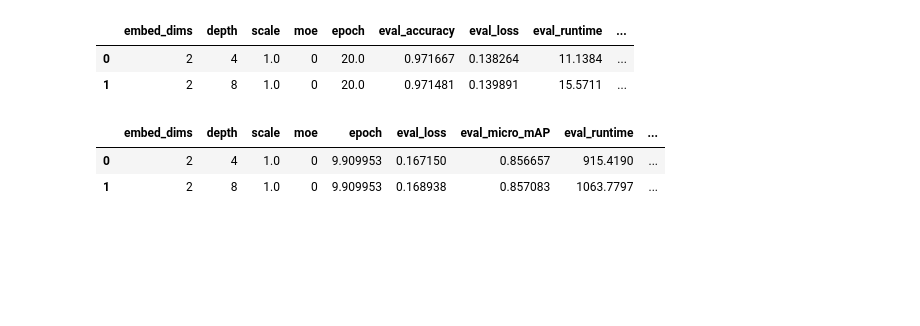
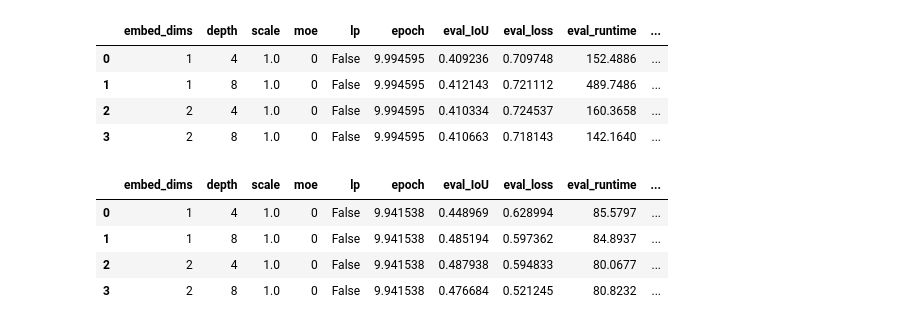
Before and after one commit to uiuctml/GeospatialFM, a Jupyter notebook: collect_results.ipynb, the cells around one changed output. Saved outputs shown, nothing was run; the diff lists cells and outputs as text; code cells hidden in the pictures; blank space fills up the shorter version.

```diff
--- a/collect_results.ipynb
+++ b/collect_results.ipynb
@@ -17,5 +24,5 @@ model_name = "LESSVIT"
 # %%
-def collect_results(model_name, dataset, metric_name):
+def collect_results(model_name, dataset, metric_name, filter_key:dict=None):
     dataset_dir = f"{RESULTS_ROOT}/{dataset}"
 
     df_all = []
@@ -26,20 +33,31 @@ def collect_results(model_name, dataset, metric_name):
                 log = json.load(f)
         except:
             continue
+        lp = False
         model_config = dir.split("_")
-        _, embed_dims, depth, _, lr, scale, moe = tuple(model_config)
+        if len(model_config) == 7:
+            _, embed_dims, depth, _, lr, scale, moe = tuple(model_config)
+        elif len(model_config) == 8:
+            _, embed_dims, depth, _, lr, scale, moe, lp = tuple(model_config)
+            if lp == "lp":
+                lp = True
+        else:
+            raise ValueError(f"Invalid model config: {dir}")
         log['embed_dims'] = int(embed_dims.replace("b", ""))
         log['depth'] = int(depth.replace("d", ""))
         log['lr'] = float(lr.replace("lr", ""))
         log['scale'] = float(scale.replace("scale", ""))
         log['moe'] = int(moe.replace("moe", ""))
-        # log['model_name'] = dir
+        log['lp'] = lp
         df_all.append(log)
 
     df_all = pd.DataFrame(df_all)
-
-    df_all_stat = df_all.groupby(['embed_dims', 'depth', 'scale', 'moe']).apply(lambda x: x.loc[x[metric_name].idxmax()])
-    df_all_stat = df_all_stat.drop(columns=['embed_dims', 'depth', 'scale', 'moe'])
-    df_all_stat = df_all_stat.reset_index()
+    if filter_key is not None:
+        for key, value in filter_key.items():
+            df_all = df_all.loc[df_all[key] == value]
+    df_all = df_all.reset_index()
+    df_all_stat = df_all.groupby(['embed_dims', 'depth', 'scale', 'moe', 'lp']).apply(lambda x: x.loc[x[metric_name].idxmax()])
+    df_all_stat = df_all_stat.drop(columns=['embed_dims', 'depth', 'scale', 'moe', 'lp'])
+    df_all_stat = df_all_stat.reset_index().drop(columns=['index'])
     df_all_stat.sort_values(by=[metric_name], ascending=False)
     return df_all, df_all_stat
@@ -46,20 +117,24 @@ def collect_results(model_name, dataset, metric_name):
 # %%
-dataset = 'eurosat'
-metric_name = 'eval_accuracy'
+dataset = 'segmunich'
+metric_name = 'eval_IoU'
 
 df_all, df_all_stat = collect_results(model_name, dataset, metric_name)
 df_all_stat
 # %% [output]
-|  | embed_dims | depth | scale | moe | epoch | eval_accuracy | eval_loss | eval_runtime | ... |
-| 0 | 2 | 4 | 1.0 | 0 | 20.0 | 0.971667 | 0.138264 | 11.1384 | ... |
-| 1 | 2 | 8 | 1.0 | 0 | 20.0 | 0.971481 | 0.139891 | 15.5711 | ... |
+|  | embed_dims | depth | scale | moe | lp | epoch | eval_IoU | eval_loss | eval_runtime | ... |
+| 0 | 1 | 4 | 1.0 | 0 | False | 9.994595 | 0.409236 | 0.709748 | 152.4886 | ... |
+| 1 | 1 | 8 | 1.0 | 0 | False | 9.994595 | 0.412143 | 0.721112 | 489.7486 | ... |
+| 2 | 2 | 4 | 1.0 | 0 | False | 9.994595 | 0.410334 | 0.724537 | 160.3658 | ... |
+| 3 | 2 | 8 | 1.0 | 0 | False | 9.994595 | 0.410663 | 0.718143 | 142.1640 | ... |
 # %%
-dataset = 'bigearthnet'
-metric_name = 'eval_micro_mAP'
+dataset = 'dfc2020'
+metric_name = 'eval_IoU'
 
 df_all, df_all_stat = collect_results(model_name, dataset, metric_name)
 df_all_stat
 # %% [output]
-|  | embed_dims | depth | scale | moe | epoch | eval_loss | eval_micro_mAP | eval_runtime | ... |
-| 0 | 2 | 4 | 1.0 | 0 | 9.909953 | 0.167150 | 0.856657 | 915.4190 | ... |
-| 1 | 2 | 8 | 1.0 | 0 | 9.909953 | 0.168938 | 0.857083 | 1063.7797 | ... |
+|  | embed_dims | depth | scale | moe | lp | epoch | eval_IoU | eval_loss | eval_runtime | ... |
+| 0 | 1 | 4 | 1.0 | 0 | False | 9.941538 | 0.448969 | 0.628994 | 85.5797 | ... |
+| 1 | 1 | 8 | 1.0 | 0 | False | 9.941538 | 0.485194 | 0.597362 | 84.8937 | ... |
+| 2 | 2 | 4 | 1.0 | 0 | False | 9.941538 | 0.487938 | 0.594833 | 80.0677 | ... |
+| 3 | 2 | 8 | 1.0 | 0 | False | 9.941538 | 0.476684 | 0.521245 | 80.8232 | ... |
```
Also changed, not shown: parts of 10 cells of this notebook, 17 other files.
